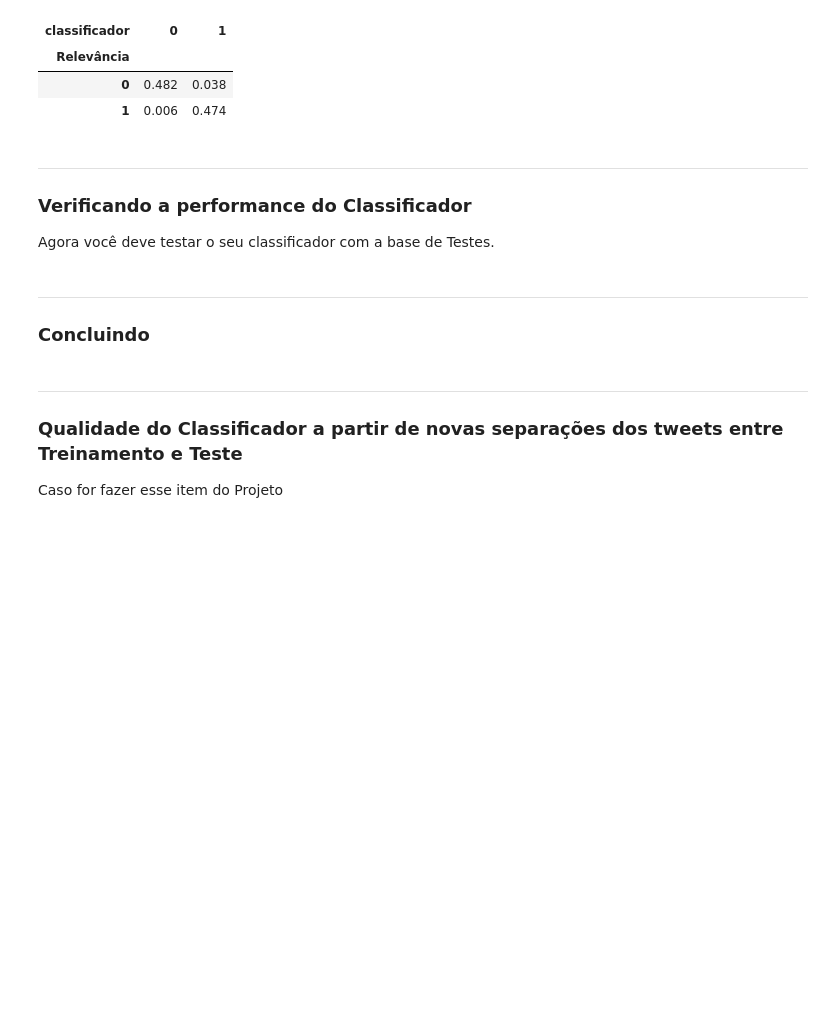
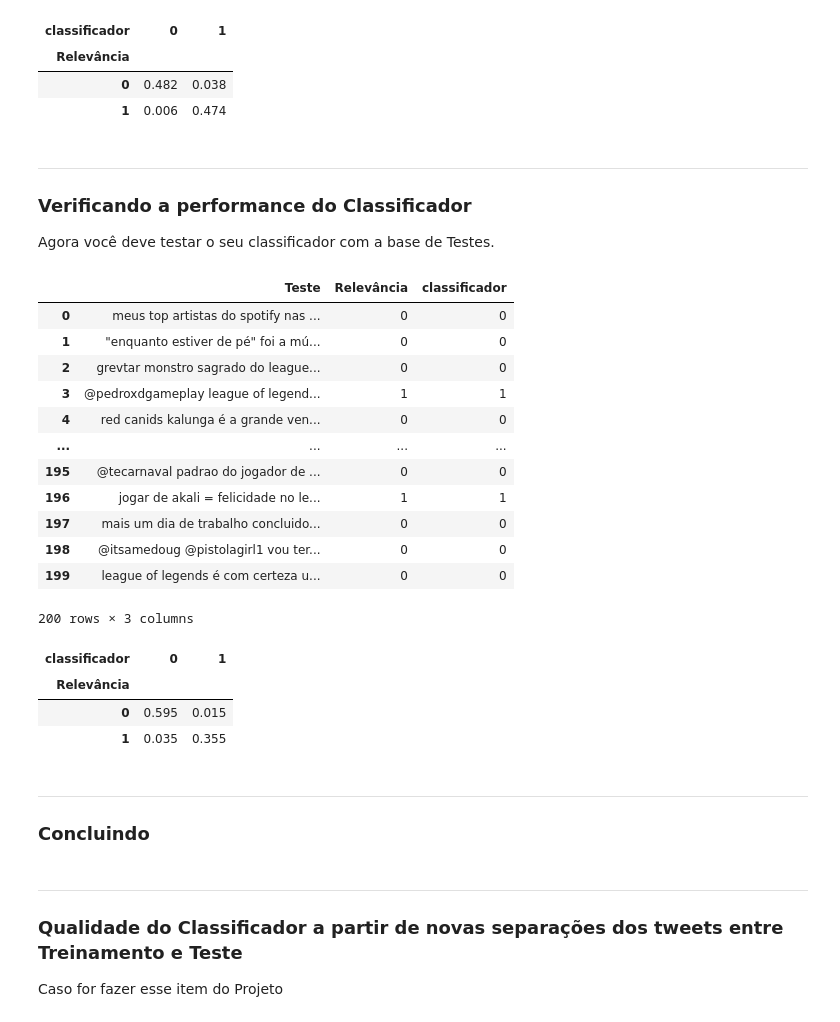
Before and after one commit to AndreBBM/Projeto-1-CDados, a Jupyter notebook: Projeto1_Layout_Classificador.ipynb, the cells around one changed output. Cells and saved outputs as stored; diff of their text form; code cells hidden in the pictures; blank space fills up the shorter version.

Commit message:
usando a base de testes

```diff
--- a/Projeto1_Layout_Classificador.ipynb
+++ b/Projeto1_Layout_Classificador.ipynb
@@ -448,7 +448,7 @@ def classificador(train, tweets):
     serie_re = pd.Series(lista_re)
 
     lista_ir = ''
-    for frase in trainI['Treinamento']:
+    for frase in trainI[tweets]:
         frase = emoji.demojize(frase)
         frase.strip('\n')
         frase = cleanup(frase)
@@ -466,14 +466,13 @@ def classificador(train, tweets):
 
     #relevante
     l_teste = []
-    for frase in train['Treinamento']:
+    for frase in train[tweets]:
         prob_frase_R = 1
         frase = emoji.demojize(frase)
         frase.strip('\n')
         frase = cleanup(frase)
         palavras = frase.split(' ')
-
-            for palavra in palavras:
+        for palavra in palavras:
             if palavra in frequencia_re:
                 pro = (frequencia_re[palavra]+1)/(len(frequencia_re) + len(frequencia_total))
                 #print('funciona')
@@ -485,7 +484,7 @@ def classificador(train, tweets):
 
     #Irelevante
     IR_teste = []
-    for frase in train['Treinamento']:
+    for frase in train[tweets]:
         prob_frase_IR = 1
         frase = emoji.demojize(frase)
         frase.strip('\n')
@@ -504,7 +503,7 @@ def classificador(train, tweets):
 
     i = 0
     classificacao = []
-    while i < len(train['Treinamento']):
+    while i < len(train[tweets]):
         qual_e = 1
         if l_teste[i]< IR_teste[i]:
             cl = 0
@@ -523,6 +522,32 @@ ___
 ### Verificando a performance do Classificador
 
 Agora você deve testar o seu classificador com a base de Testes.
+# %%
+test_classf = classificador(test, 'Teste')
+# %%
+test_classf
+# %% [output]
+|  | Teste | Relevância | classificador |
+| 0 | meus top artistas do spotify nas ... | 0 | 0 |
+| 1 | "enquanto estiver de pé" foi a mú... | 0 | 0 |
+| 2 | grevtar monstro sagrado do league... | 0 | 0 |
+| 3 | @pedroxdgameplay league of legend... | 1 | 1 |
+| 4 | red canids kalunga é a grande ven... | 0 | 0 |
+| ... | ... | ... | ... |
+| 195 | @tecarnaval padrao do jogador de ... | 0 | 0 |
+| 196 | jogar de akali = felicidade no le... | 1 | 1 |
+| 197 | mais um dia de trabalho concluido... | 0 | 0 |
+| 198 | @itsamedoug @pistolagirl1 vou ter... | 0 | 0 |
+| 199 | league of legends é com certeza u... | 0 | 0 |
+200 rows × 3 columns
+# %%
+analise_t = pd.crosstab(test_classf['Relevância'], test_classf['classificador'],normalize=True)
+analise_t
+# %% [output]
+| classificador | 0 | 1 |
+| Relevância |  |  |
+| 0 | 0.595 | 0.015 |
+| 1 | 0.035 | 0.355 |
 # %% [markdown]
 ___
 ### Concluindo
```
